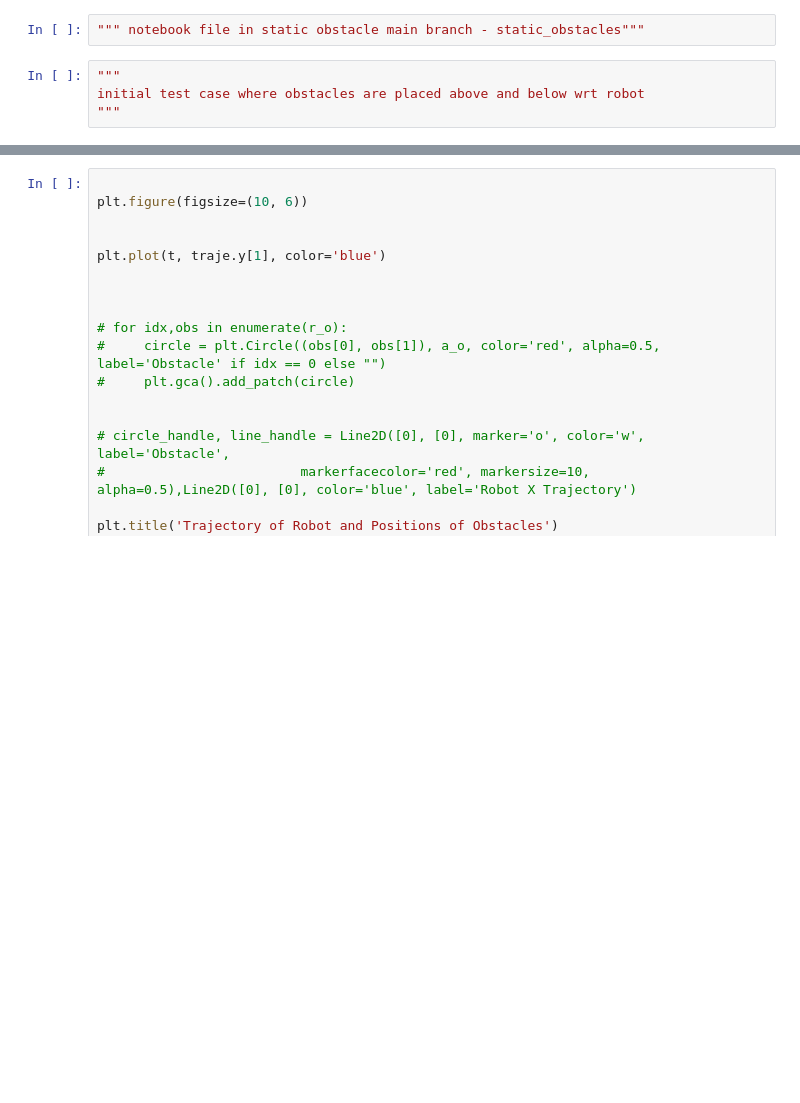
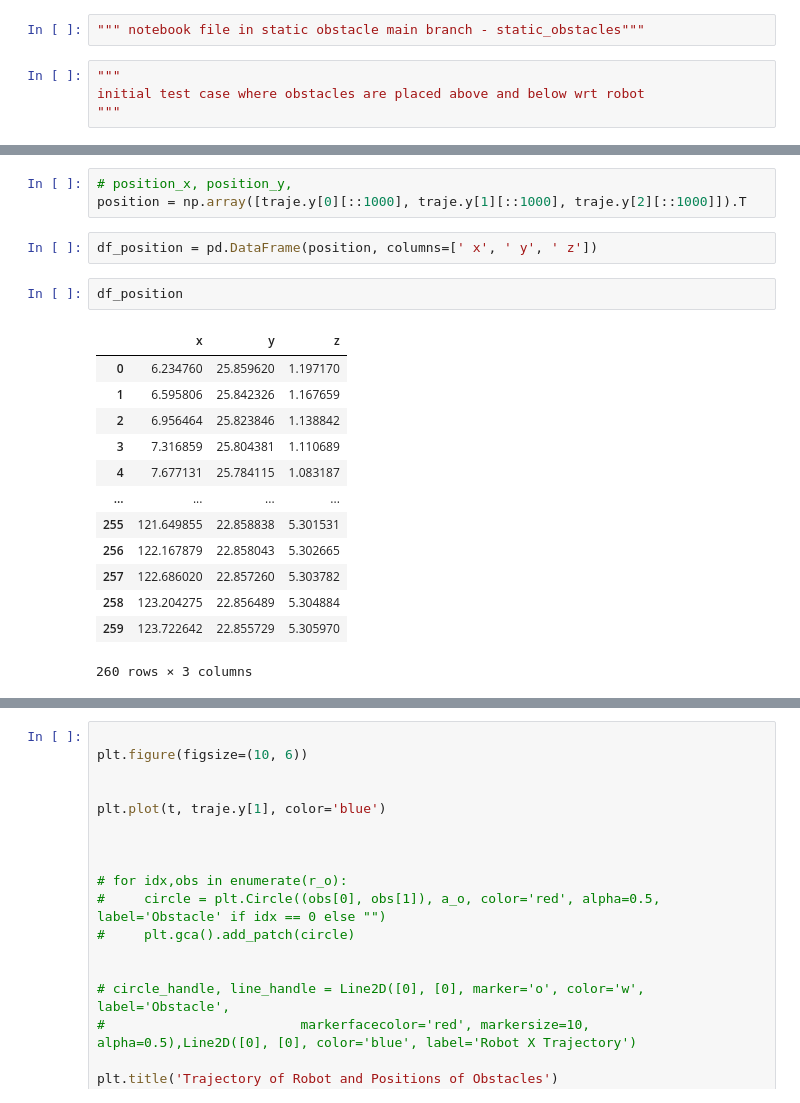
Before and after one commit to JainOthniel/path_plan_hydrodynamics, a Jupyter notebook: static_obstacles/static_obstacle_test_1.ipynb, the cells around one changed output, grey strips where cells are left out. Drawn from its saved outputs; the diff is of its cells as text; blank space fills up the shorter version.

```diff
--- a/static_obstacles/static_obstacle_test_1.ipynb
+++ b/static_obstacles/static_obstacle_test_1.ipynb
@@ -75,0 +148,21 @@ if __name__ == 'main.py':
+# %%
+# position_x, position_y,
+position = np.array([traje.y[0][::1000], traje.y[1][::1000], traje.y[2][::1000]]).T
+# %%
+df_position = pd.DataFrame(position, columns=[' x', ' y', ' z'])
+# %%
+df_position
+# %% [output]
+|  | x | y | z |
+| 0 | 6.234760 | 25.859620 | 1.197170 |
+| 1 | 6.595806 | 25.842326 | 1.167659 |
+| 2 | 6.956464 | 25.823846 | 1.138842 |
+| 3 | 7.316859 | 25.804381 | 1.110689 |
+| 4 | 7.677131 | 25.784115 | 1.083187 |
+| ... | ... | ... | ... |
+| 255 | 121.649855 | 22.858838 | 5.301531 |
+| 256 | 122.167879 | 22.858043 | 5.302665 |
+| 257 | 122.686020 | 22.857260 | 5.303782 |
+| 258 | 123.204275 | 22.856489 | 5.304884 |
+| 259 | 123.722642 | 22.855729 | 5.305970 |
+260 rows × 3 columns
```
Also changed, not shown: parts of 7 cells of this notebook, 1 other file.
